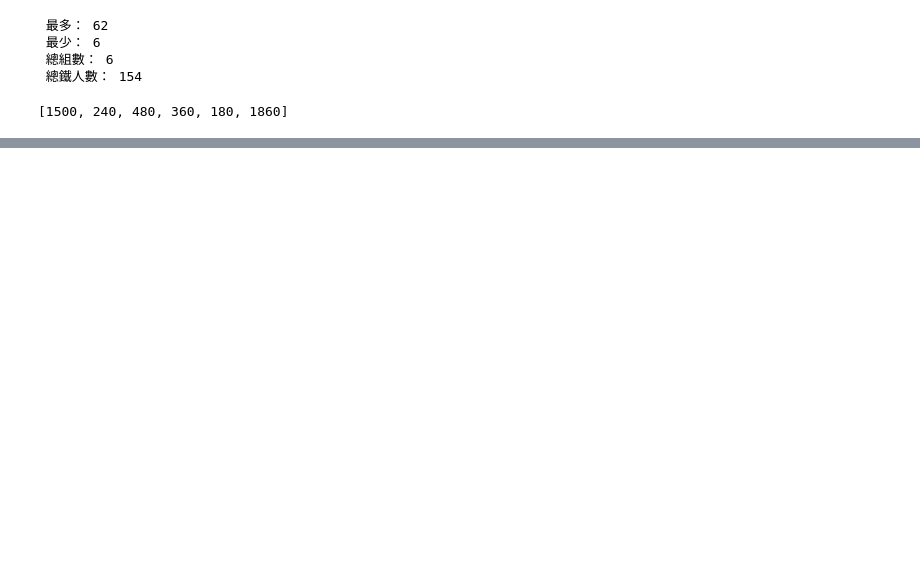
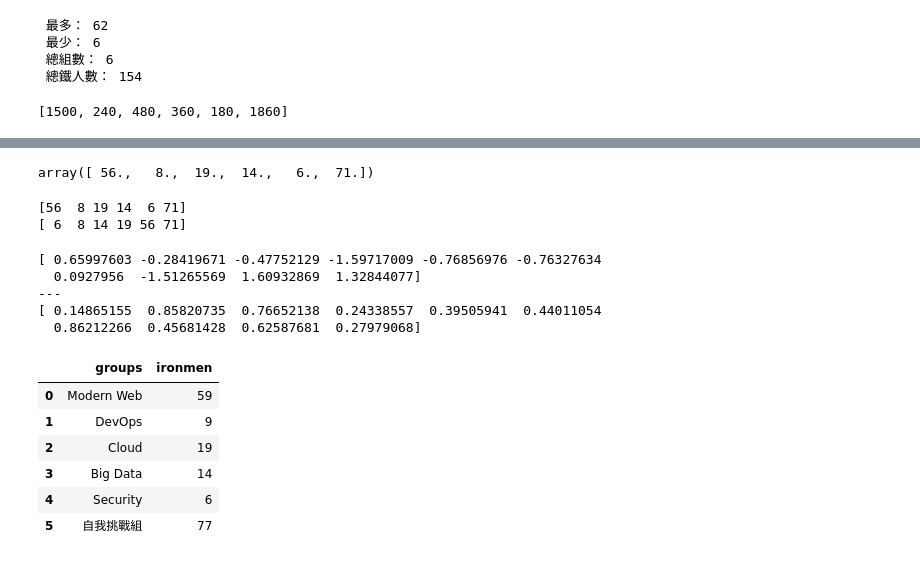
Before and after one commit to Toma-L/PythonProjects, a Jupyter notebook: RTOPY.ipynb, the cells around one changed output, grey strips where cells are left out. Saved outputs shown, nothing was run; the diff lists cells and outputs as text; code cells hidden in the pictures; blank space fills up the shorter version.

```diff
--- a/RTOPY.ipynb
+++ b/RTOPY.ipynb
@@ -358,0 +1206,50 @@ print(ironmen_articles)
+# %%
+import numpy as np
+
+ironmen_array = np.array([56, 8, 19, 14, 6, np.nan])
+np.where(np.isnan(ironmen_array), 71, ironmen_array)
+# %% [output]
+array([ 56.,   8.,  19.,  14.,   6.,  71.])
+# %%
+import numpy as np
+
+ironmen_array = np.array([56, 8, 19, 14, 6, 71])
+print(ironmen_array)
+ironmen_array.sort()
+print(ironmen_array)
+# %% [output]
+[56  8 19 14  6 71]
+[ 6  8 14 19 56 71]
+# %%
+import numpy as np
+
+normal_samples = np.random.normal(size = 10)
+uniform_samples = np.random.uniform(size = 10)
+
+print(normal_samples)
+print("---")
+print(uniform_samples)
+# %% [output]
+[ 0.65997603 -0.28419671 -0.47752129 -1.59717009 -0.76856976 -0.76327634
+  0.0927956  -1.51265569  1.60932869  1.32844077]
+---
+[ 0.14865155  0.85820735  0.76652138  0.24338557  0.39505941  0.44011054
+  0.86212266  0.45681428  0.62587681  0.27979068]
+# %%
+import pandas as pd
+
+groups = ["Modern Web", "DevOps", "Cloud", "Big Data", "Security", "自我挑戰組"]
+ironmen = [59, 9, 19, 14, 6, 77]
+
+ironmen_dict = {"groups": groups,
+                "ironmen": ironmen}
+ironmen_df = pd.DataFrame(ironmen_dict)
+ironmen_df
+# %% [output]
+|  | groups | ironmen |
+| 0 | Modern Web | 59 |
+| 1 | DevOps | 9 |
+| 2 | Cloud | 19 |
+| 3 | Big Data | 14 |
+| 4 | Security | 6 |
+| 5 | 自我挑戰組 | 77 |
```
Also changed, not shown: parts of 63 cells of this notebook.
